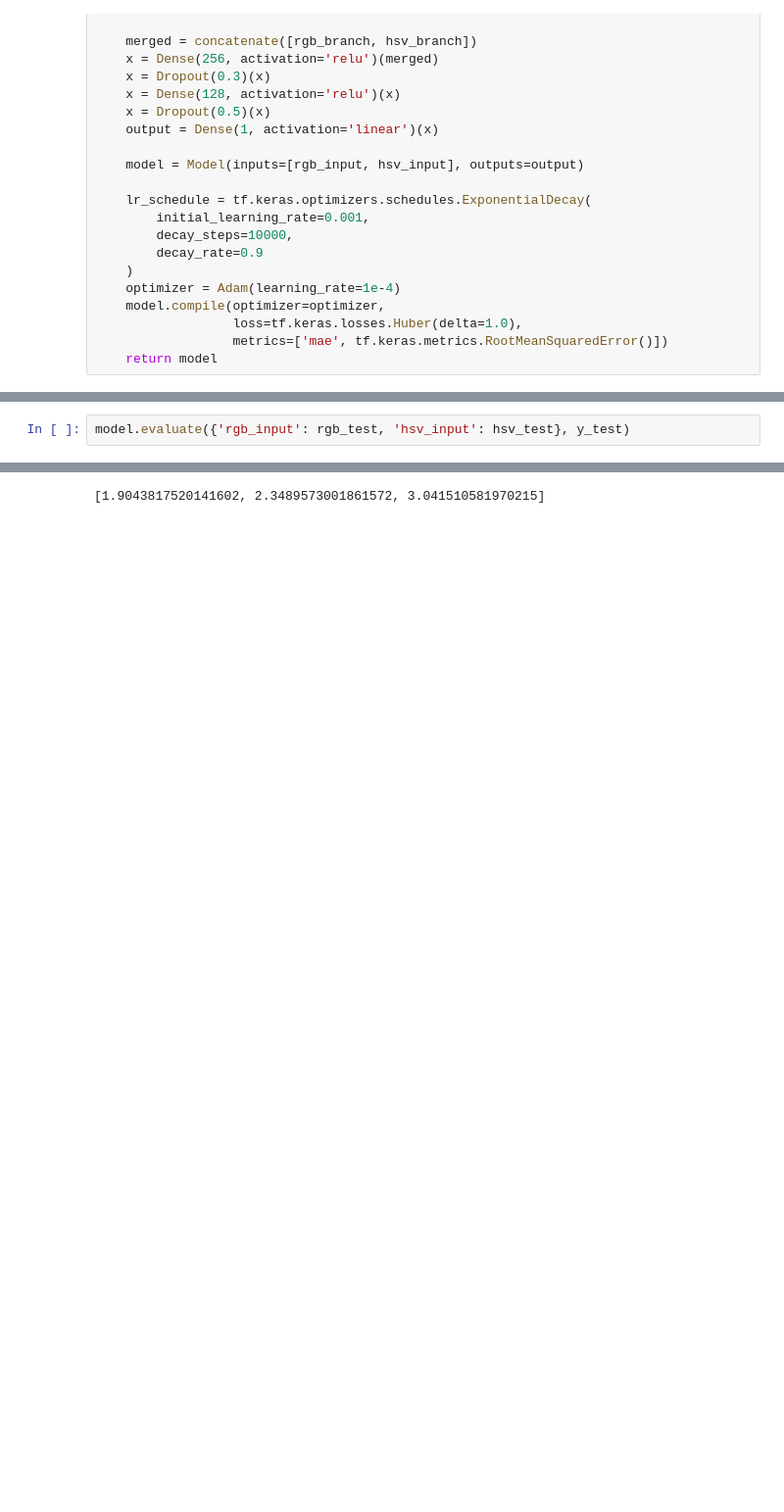
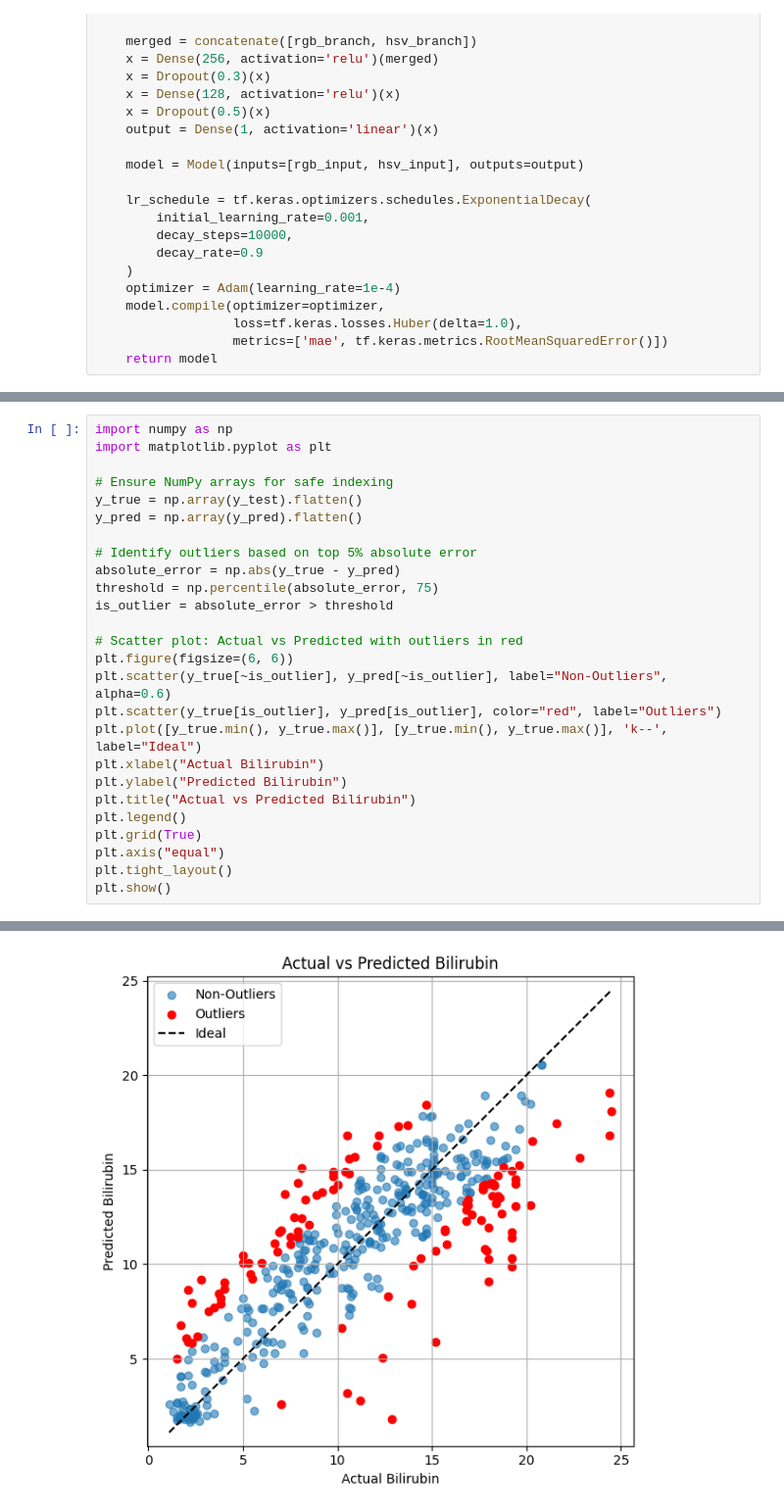
Before and after one commit to AnshumaanKarna92/NeonatalJaundicePrediction, a Jupyter notebook: Enhanced_model.ipynb, the cells around one changed output, grey strips where cells are left out. Shown at 98% size. Saved outputs shown, nothing was run; the diff lists cells and outputs as text; blank space fills up the shorter version.

```diff
--- a/Enhanced_model.ipynb
+++ b/Enhanced_model.ipynb
@@ -264,3 +257,27 @@ plt.show()
 # %%
-model.evaluate({'rgb_input': rgb_test, 'hsv_input': hsv_test}, y_test)
+import numpy as np
+import matplotlib.pyplot as plt
+
+# Ensure NumPy arrays for safe indexing
+y_true = np.array(y_test).flatten()
+y_pred = np.array(y_pred).flatten()
+
+# Identify outliers based on top 5% absolute error
+absolute_error = np.abs(y_true - y_pred)
+threshold = np.percentile(absolute_error, 75)
+is_outlier = absolute_error > threshold
+
+# Scatter plot: Actual vs Predicted with outliers in red
+plt.figure(figsize=(6, 6))
+plt.scatter(y_true[~is_outlier], y_pred[~is_outlier], label="Non-Outliers", alpha=0.6)
+plt.scatter(y_true[is_outlier], y_pred[is_outlier], color="red", label="Outliers")
+plt.plot([y_true.min(), y_true.max()], [y_true.min(), y_true.max()], 'k--', label="Ideal")
+plt.xlabel("Actual Bilirubin")
+plt.ylabel("Predicted Bilirubin")
+plt.title("Actual vs Predicted Bilirubin")
+plt.legend()
+plt.grid(True)
+plt.axis("equal")
+plt.tight_layout()
+plt.show()
 # %% [output]
@@ -268 +284 @@ model.evaluate({'rgb_input': rgb_test, 'hsv_input': hsv_test}, y_test)
-[1.9043817520141602, 2.3489573001861572, 3.041510581970215]
+[figure, added]
```
Also changed, not shown: parts of 11 cells of this notebook.
